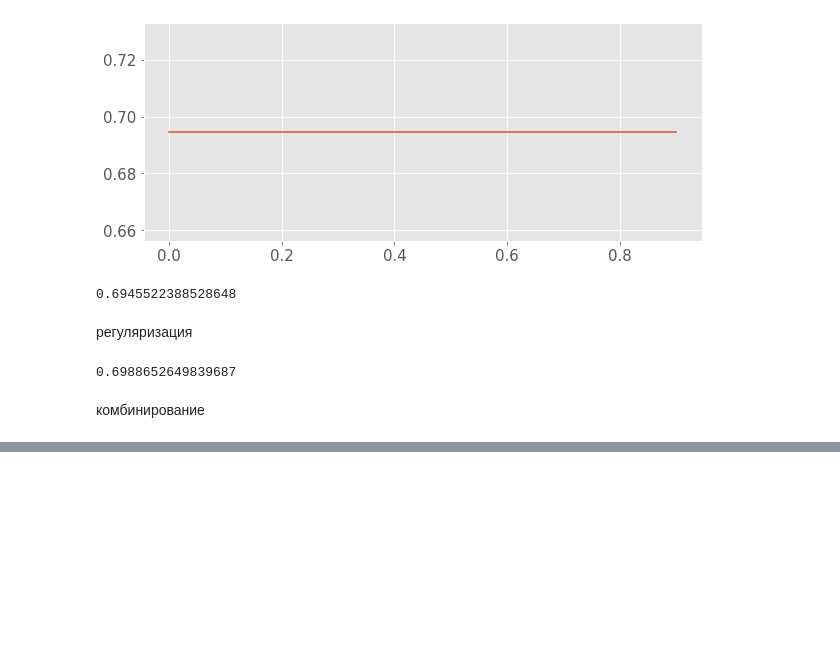
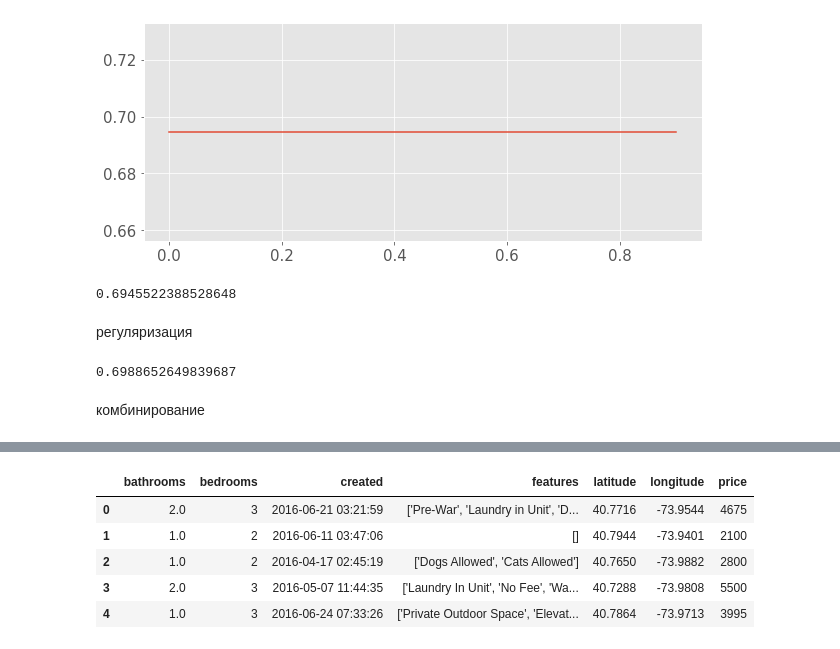
Before and after one commit to kryzhikov/Sample-ML-Repo, a Jupyter notebook: 08. Feature Engineering/inclass_feature_engineering.ipynb, the cells around one changed output, grey strips where cells are left out. Cells and saved outputs as stored; diff of their text form; code cells hidden in the pictures; blank space fills up the shorter version.

```diff
--- a/08. Feature Engineering/inclass_feature_engineering.ipynb
+++ b/08. Feature Engineering/inclass_feature_engineering.ipynb
@@ -1026,0 +1039,10 @@ df.manager_id.nunique()
+# %%
+df = df.drop(['photos', 'manager_id', 'listing_id', 'display_address', 'building_id', 'description', 'Id', 'street_address'], axis=1)
+df.head()
+# %% [output]
+|  | bathrooms | bedrooms | created | features | latitude | longitude | price |
+| 0 | 2.0 | 3 | 2016-06-21 03:21:59 | ['Pre-War', 'Laundry in Unit', 'D... | 40.7716 | -73.9544 | 4675 |
+| 1 | 1.0 | 2 | 2016-06-11 03:47:06 | [] | 40.7944 | -73.9401 | 2100 |
+| 2 | 1.0 | 2 | 2016-04-17 02:45:19 | ['Dogs Allowed', 'Cats Allowed'] | 40.7650 | -73.9882 | 2800 |
+| 3 | 2.0 | 3 | 2016-05-07 11:44:35 | ['Laundry In Unit', 'No Fee', 'Wa... | 40.7288 | -73.9808 | 5500 |
+| 4 | 1.0 | 3 | 2016-06-24 07:33:26 | ['Private Outdoor Space', 'Elevat... | 40.7864 | -73.9713 | 3995 |
```
Also changed, not shown: parts of 38 cells of this notebook.
